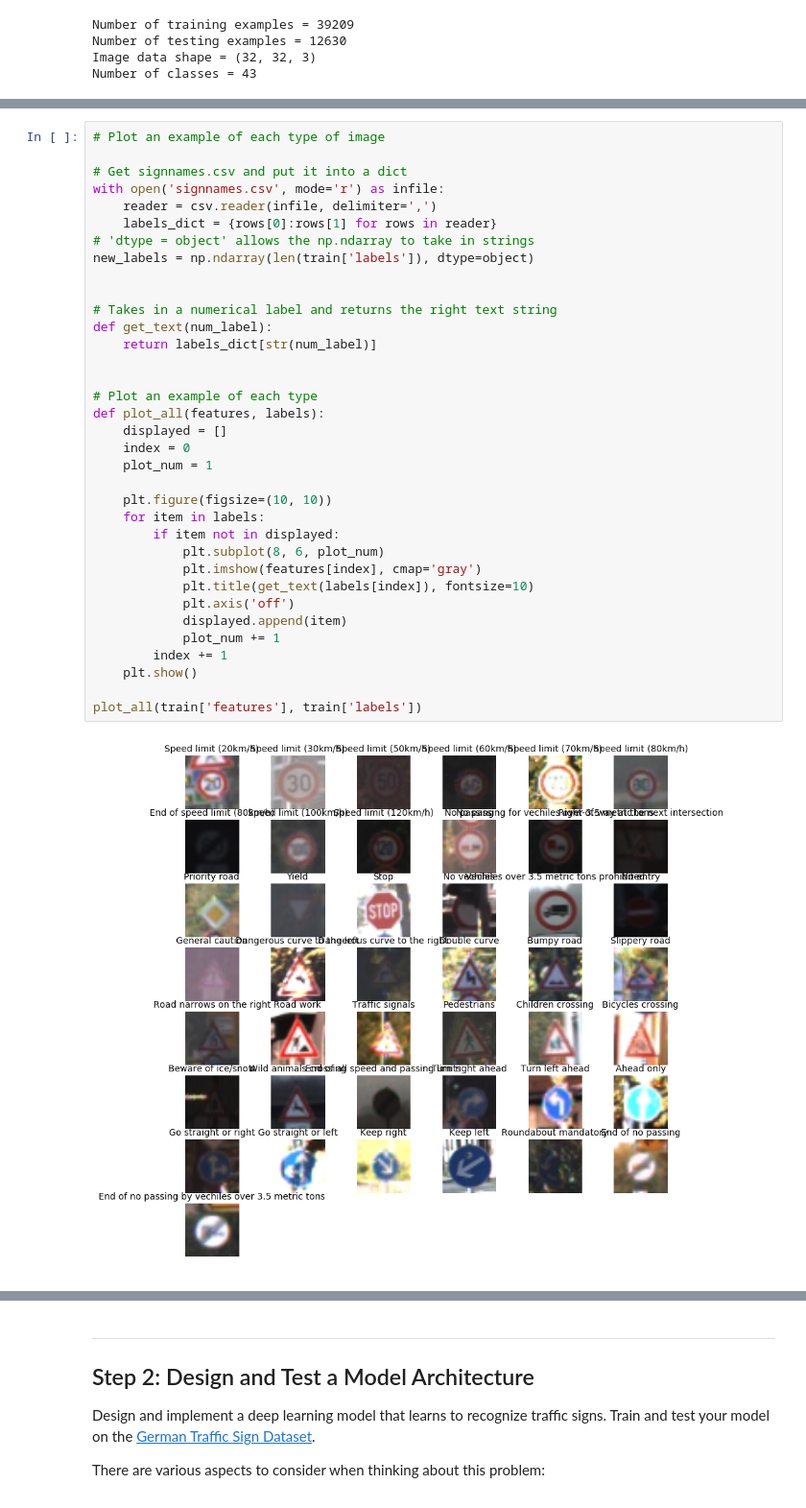
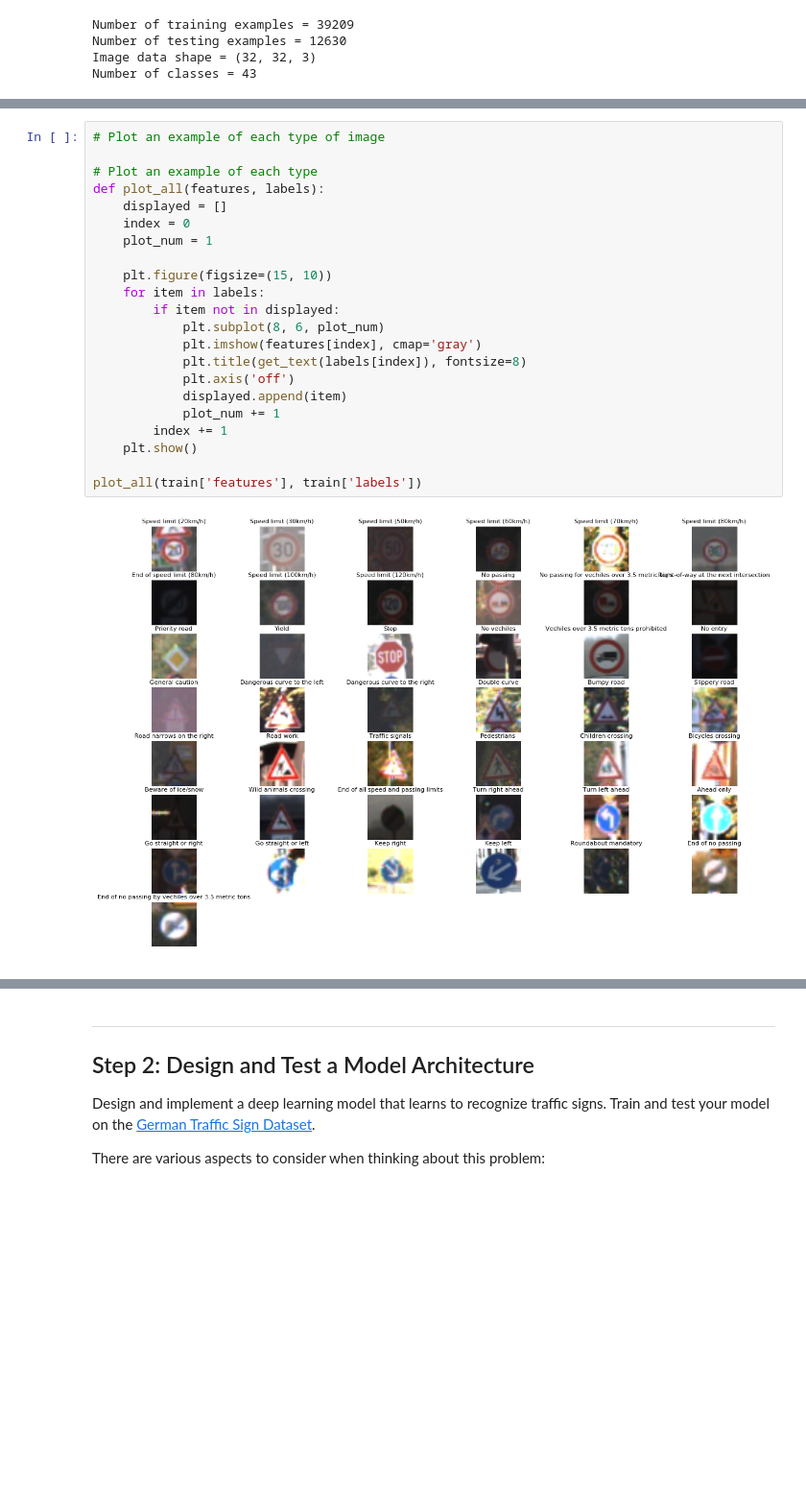
Before and after one commit to SlugFrisco/traffic-signs, a Jupyter notebook: Traffic_Signs_Recognition.ipynb, the cells around one changed output, grey strips where cells are left out. Shown at 96% size. Saved outputs shown, nothing was run; the diff lists cells and outputs as text; blank space fills up the shorter version.

```diff
--- a/Traffic_Signs_Recognition.ipynb
+++ b/Traffic_Signs_Recognition.ipynb
@@ -72,37 +89,24 @@ Number of classes = 43
 # %%
 # Plot an example of each type of image
-
-# Get signnames.csv and put it into a dict
-with open('signnames.csv', mode='r') as infile:
-    reader = csv.reader(infile, delimiter=',')
-    labels_dict = {rows[0]:rows[1] for rows in reader}
-# 'dtype = object' allows the np.ndarray to take in strings
-new_labels = np.ndarray(len(train['labels']), dtype=object)
-
-
-# Takes in a numerical label and returns the right text string
-def get_text(num_label):
-    return labels_dict[str(num_label)]
-
 
 # Plot an example of each type
 def plot_all(features, labels):
     displayed = []
     index = 0
     plot_num = 1
 
-    plt.figure(figsize=(10, 10))
+    plt.figure(figsize=(15, 10))
     for item in labels:
         if item not in displayed:
             plt.subplot(8, 6, plot_num)
             plt.imshow(features[index], cmap='gray')
-            plt.title(get_text(labels[index]), fontsize=10)
+            plt.title(get_text(labels[index]), fontsize=8)
             plt.axis('off')
             displayed.append(item)
             plot_num += 1
         index += 1
     plt.show()
 
 plot_all(train['features'], train['labels'])
 # %% [output]
-[figure, old version]
+[figure, new version]
```
Also changed, not shown: parts of 3 cells of this notebook.
